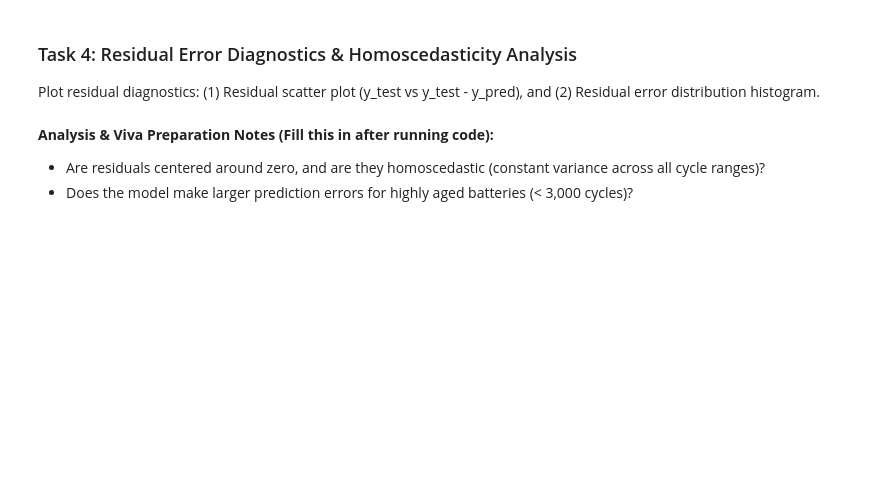
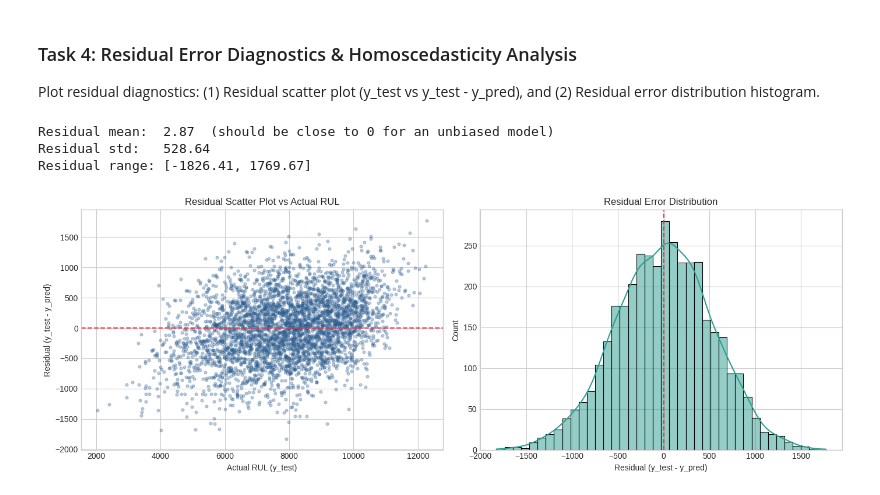
Before and after one commit to chenuka10/EV_Battery_PHM, a Jupyter notebook: notebooks/week2/02_task1_ensembles_personB.ipynb, the cells around one changed output. Saved outputs shown, nothing was run; the diff lists cells and outputs as text; code cells hidden in the pictures; blank space fills up the shorter version.

```diff
--- a/notebooks/week2/02_task1_ensembles_personB.ipynb
+++ b/notebooks/week2/02_task1_ensembles_personB.ipynb
@@ -132,4 +362,33 @@ Plot residual diagnostics: (1) Residual scatter plot (y_test vs y_test - y_pred)
-# %% [markdown]
-**Analysis & Viva Preparation Notes (Fill this in after running code):**
-- Are residuals centered around zero, and are they homoscedastic (constant variance across all cycle ranges)?
-- Does the model make larger prediction errors for highly aged batteries (< 3,000 cycles)?
+# %%
+# Calculate residuals for our best model (tuned Gradient Boosting)
+y_pred_best = gb_test_pred
+residuals = y1_test - y_pred_best
+
+print(f"Residual mean:  {residuals.mean():.2f}  (should be close to 0 for an unbiased model)")
+print(f"Residual std:   {residuals.std():.2f}")
+print(f"Residual range: [{residuals.min():.2f}, {residuals.max():.2f}]")
+# %% [output]
+Residual mean:  2.87  (should be close to 0 for an unbiased model)
+Residual std:   528.64
+Residual range: [-1826.41, 1769.67]
+# %%
+# (1) Residual scatter plot: actual RUL (x-axis) vs residual (y-axis)
+# (2) Residual distribution histogram
+fig, axes = plt.subplots(1, 2, figsize=(14, 5))
+
+axes[0].scatter(y1_test, residuals, alpha=0.3, s=12, color='#2b5c8f')
+axes[0].axhline(0, color='#e63946', linestyle='--', linewidth=1.5)
+axes[0].set_xlabel('Actual RUL (y_test)')
+axes[0].set_ylabel('Residual (y_test - y_pred)')
+axes[0].set_title('Residual Scatter Plot vs Actual RUL')
+
+sns.histplot(residuals, bins=40, kde=True, ax=axes[1], color='#2a9d8f')
+axes[1].axvline(0, color='#e63946', linestyle='--', linewidth=1.5)
+axes[1].set_title('Residual Error Distribution')
+axes[1].set_xlabel('Residual (y_test - y_pred)')
+
+plt.tight_layout()
+plt.savefig('plots_personB_week2/task4_residual_diagnostics.png')
+plt.show()
+# %% [output]
+[figure, added]
```
Also changed, not shown: parts of 26 cells of this notebook.
